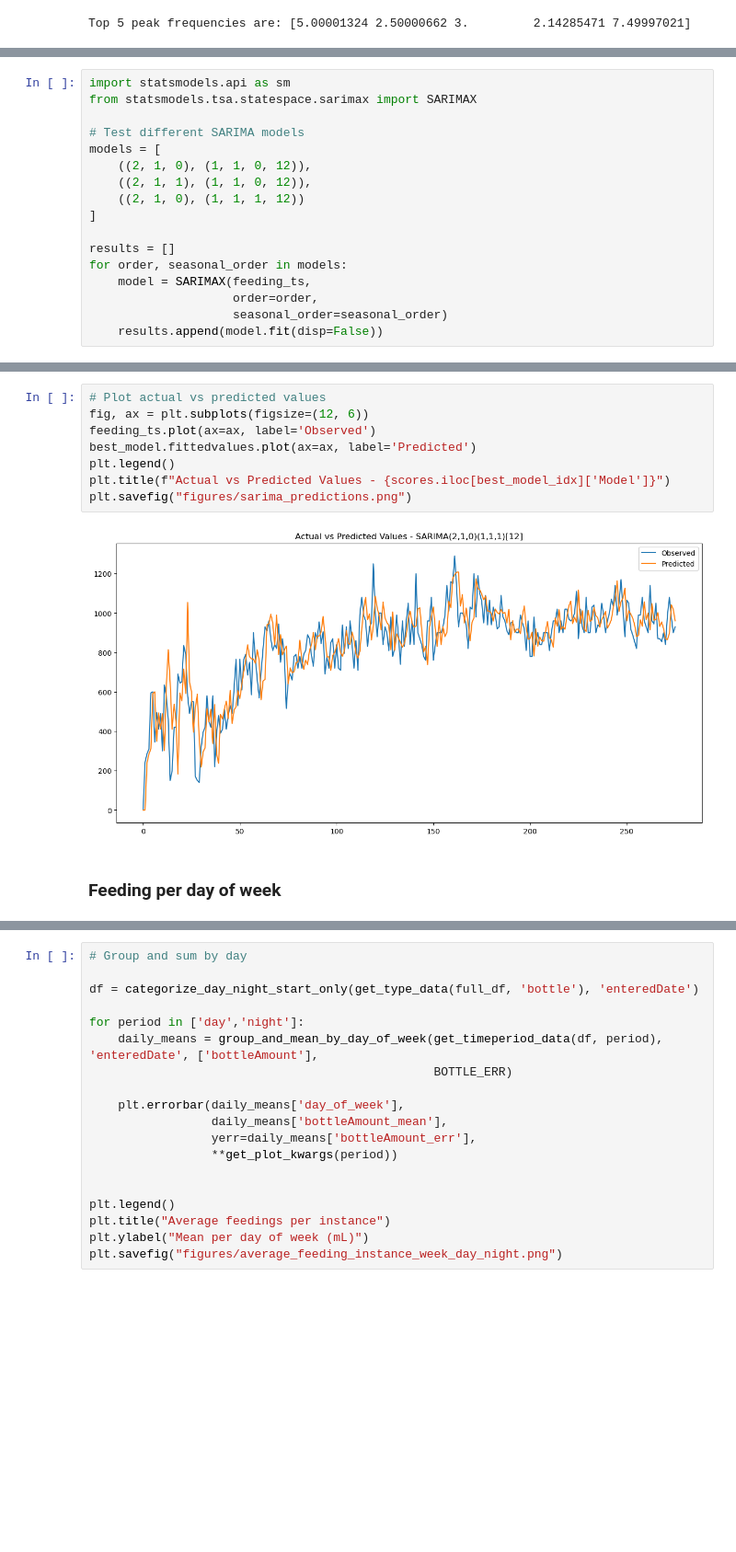
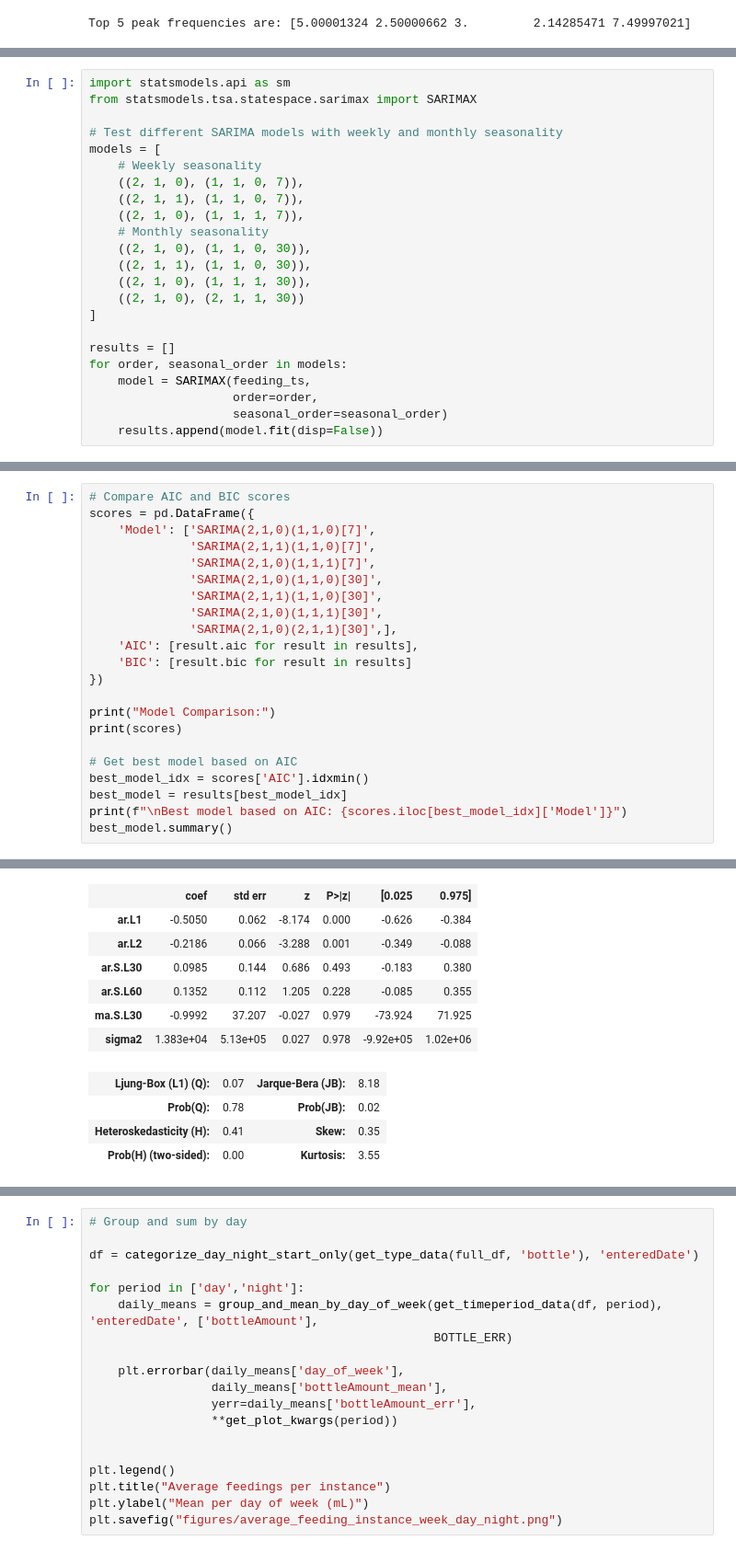
Before and after one commit to deividribeiro/baby_growth_tracking, a Jupyter notebook: mybaby.ipynb, the cells around one changed output, grey strips where cells are left out. Shown at 92% size. Saved outputs shown, nothing was run; the diff lists cells and outputs as text; blank space fills up the shorter version.

```diff
--- a/mybaby.ipynb
+++ b/mybaby.ipynb
@@ -324,11 +322,17 @@ Test three SARIMA models with different parameters and compare their AIC/BIC sco
 import statsmodels.api as sm
 from statsmodels.tsa.statespace.sarimax import SARIMAX
 
-# Test different SARIMA models
+# Test different SARIMA models with weekly and monthly seasonality
 models = [
-    ((2, 1, 0), (1, 1, 0, 12)),
-    ((2, 1, 1), (1, 1, 0, 12)),
-    ((2, 1, 0), (1, 1, 1, 12))
+    # Weekly seasonality
+    ((2, 1, 0), (1, 1, 0, 7)),
+    ((2, 1, 1), (1, 1, 0, 7)),
+    ((2, 1, 0), (1, 1, 1, 7)),
+    # Monthly seasonality
+    ((2, 1, 0), (1, 1, 0, 30)),
+    ((2, 1, 1), (1, 1, 0, 30)),
+    ((2, 1, 0), (1, 1, 1, 30)),
+    ((2, 1, 0), (2, 1, 1, 30))
 ]
 
 results = []
@@ -393,12 +344,23 @@ plt.savefig("figures/sarima_diagnostics.png")
-# %%
-# Plot actual vs predicted values
-fig, ax = plt.subplots(figsize=(12, 6))
-feeding_ts.plot(ax=ax, label='Observed')
-best_model.fittedvalues.plot(ax=ax, label='Predicted')
-plt.legend()
-plt.title(f"Actual vs Predicted Values - {scores.iloc[best_model_idx]['Model']}")
-plt.savefig("figures/sarima_predictions.png")
-# %% [output]
-[figure, removed]
-# %% [markdown]
-### Feeding per day of week
+# %%
+# Compare AIC and BIC scores
+scores = pd.DataFrame({
+    'Model': ['SARIMA(2,1,0)(1,1,0)[7]',
+              'SARIMA(2,1,1)(1,1,0)[7]',
+              'SARIMA(2,1,0)(1,1,1)[7]',
+              'SARIMA(2,1,0)(1,1,0)[30]',
+              'SARIMA(2,1,1)(1,1,0)[30]',
+              'SARIMA(2,1,0)(1,1,1)[30]',
+              'SARIMA(2,1,0)(2,1,1)[30]',],
+    'AIC': [result.aic for result in results],
+    'BIC': [result.bic for result in results]
+})
+
+print("Model Comparison:")
+print(scores)
+
+# Get best model based on AIC
+best_model_idx = scores['AIC'].idxmin()
+best_model = results[best_model_idx]
+print(f"\nBest model based on AIC: {scores.iloc[best_model_idx]['Model']}")
+best_model.summary()
+# %% [output]
@@ -404,0 +386,11 @@ plt.savefig("figures/sarima_predictions.png")
+|  | coef | std err | z | P>|z| | [0.025 | 0.975] |
+| ar.L1 | -0.5050 | 0.062 | -8.174 | 0.000 | -0.626 | -0.384 |
+| ar.L2 | -0.2186 | 0.066 | -3.288 | 0.001 | -0.349 | -0.088 |
+| ar.S.L30 | 0.0985 | 0.144 | 0.686 | 0.493 | -0.183 | 0.380 |
+| ar.S.L60 | 0.1352 | 0.112 | 1.205 | 0.228 | -0.085 | 0.355 |
+| ma.S.L30 | -0.9992 | 37.207 | -0.027 | 0.979 | -73.924 | 71.925 |
+| sigma2 | 1.383e+04 | 5.13e+05 | 0.027 | 0.978 | -9.92e+05 | 1.02e+06 |
+| Ljung-Box (L1) (Q): | 0.07 | Jarque-Bera (JB): | 8.18 |
+| Prob(Q): | 0.78 | Prob(JB): | 0.02 |
+| Heteroskedasticity (H): | 0.41 | Skew: | 0.35 |
+| Prob(H) (two-sided): | 0.00 | Kurtosis: | 3.55 |
```
Also changed, not shown: parts of 12 cells of this notebook, 2 other files.
